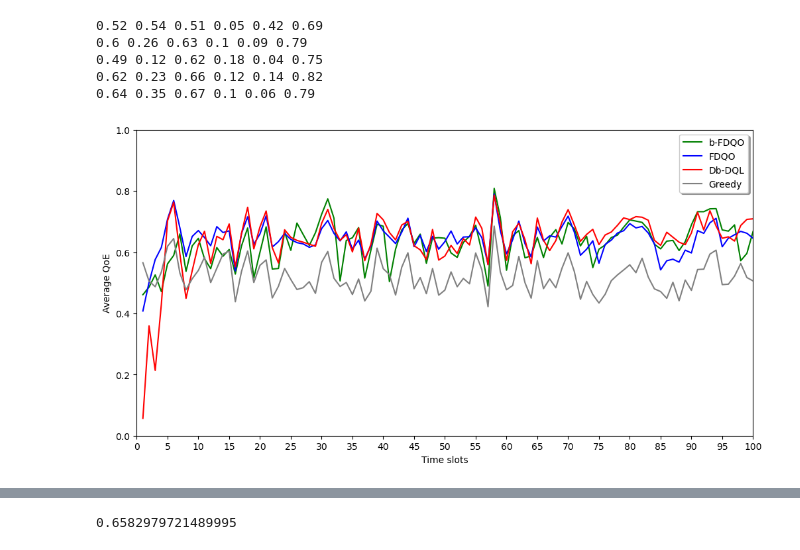
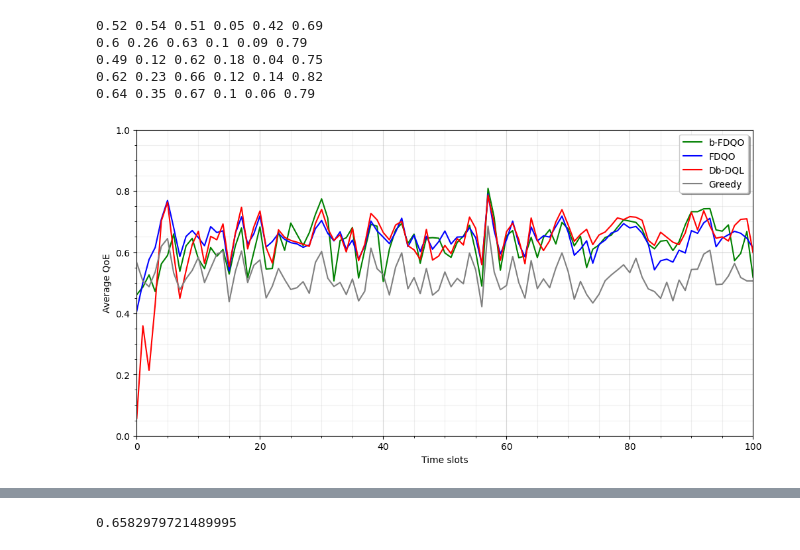
Before and after one commit to Tahuubinh/Offloading_to_Vehicles, a Jupyter notebook: Mec_ver4-main/code/csvFilesNorm/Plot_norm.ipynb, the cells around one changed output, grey strips where cells are left out. Drawn from its saved outputs; the diff is of its cells as text; code cells hidden in the pictures.

```diff
--- a/Mec_ver4-main/code/csvFilesNorm/Plot_norm.ipynb
+++ b/Mec_ver4-main/code/csvFilesNorm/Plot_norm.ipynb
@@ -322,32 +353,34 @@ import pandas as pd
 
 plt.rcParams['figure.figsize'] = [12, 6]
 plt.rcParams['figure.dpi'] = 100 # 200 e.g. is really fine, but slower
+fig = plt.figure()
+ax = fig.add_subplot(1, 1, 1)
 
 a = 5
 b = 70
-data1 = pd.read_csv("FDQO_5phut_M900_1000_baseline_0.5_dyn_e0.1_k0.3_que3k_b0.5_c0.9.csv").values[:100, 1]
-data5 = pd.read_csv("FDQO_5phut_M900_1000_0.9_exlre0.0.csv").values[:100, 1]
-data7 = pd.read_csv("BDQL_5phut_M900_1000_dyn_e0.1_k0.3_que10k_b0.5.csv").values[:100, 1]
-data8 = pd.read_csv("RGreedy_5phut.csv").values[:100, 2]
-number = [i + 1 for i in range(data2.shape[0])]
-plt.plot(number, data1, color="green", label = "b-FDQO")
+data1 = pd.read_csv("FDQO_5phut_M900_1000_baseline_0.5_dyn_e0.1_k0.3_que3k_b0.5_c0.9.csv").values[:101, 1]
+data5 = pd.read_csv("FDQO_5phut_M900_1000_0.9_exlre0.0.csv").values[:101, 1]
+data7 = pd.read_csv("BDQL_5phut_M900_1000_dyn_e0.1_k0.3_que10k_b0.5.csv").values[:101, 1]
+data8 = pd.read_csv("RGreedy_5phut.csv").values[:101, 2]
+number = [i for i in range(data1.shape[0])]
+ax.plot(number, data1, color="green", label = "b-FDQO")
 Baverage1 = np.average(data1[0:a])
 Waverage1 = np.average(data1[0:100])
 Laverage1 = np.average(data1[b:100])
 
 #plt.plot(number, [np.average(data2[a:b])] * data2.shape[0], color="red", linestyle = '--')
-plt.plot(number, data5, color="blue", label = "FDQO")
+ax.plot(number, data5, color="blue", label = "FDQO")
 Baverage5 = np.average(data5[0:a])
 Waverage5 = np.average(data5[0:100])
 Laverage5 = np.average(data5[b:100])
 
 #plt.plot(number, [np.average(data6[a:b])] * data6.shape[0], color="green", linestyle = '--')
-plt.plot(number, data7, color="red", label = "Db-DQL")
+ax.plot(number, data7, color="red", label = "Db-DQL")
 Baverage7 = np.average(data7[0:a])
 Waverage7 = np.average(data7[0:100])
 Laverage7 = np.average(data7[b:100])
 # plt.plot(number, [np.average(data6[a:b])] * data6.shape[0], color="purple", linestyle = '--')
-plt.plot(number, data8, color="gray", label = "Greedy")
+ax.plot(number, data8, color="gray", label = "Greedy")
 Baverage8 = np.average(data8[0:a])
 Waverage8 = np.average(data8[0:100])
 Laverage8 = np.average(data8[b:100])
@@ -357,55 +390,73 @@ Laverage8 = np.average(data8[b:100])
 # plt.plot(number, data10, color="gray", label = "DQL base 0.2 with 0.05 exp")
 # plt.plot(number, [np.average(data10[a:b])] * data6.shape[0], color="gray", linestyle = '--')
 #plt.title("900 - 1000 tasks per episode, average: " + str(a) + " - " + str(b))
 plt.xlabel("Time slots")
 plt.ylabel("Average QoE")
 plt.legend(fancybox=True, shadow=True)
-plt.xticks(np.arange(0, 101, 5.0))
-plt.axis([0, 100, 0, 1])
+# plt.xticks(np.arange(0, 101, 5.0))
+# plt.axis([0, 100, 0, 1])
+ax.axis([0, 100, 0, 1])
+major_ticks = np.arange(0, 101, 20)
+minor_ticks = np.arange(0, 101, 5)
+
+ax.set_xticks(major_ticks)
+ax.set_xticks(minor_ticks, minor=True)
+ax.set_yticks(np.arange(0,1.05,0.2))
+ax.set_yticks(np.arange(0,1.05,0.05), minor=True)
+
+ax.grid(which='both')
+
+# Or if you want different settings for the grids:
+ax.grid(which='minor', alpha=0.2)
+ax.grid(which='major', alpha=0.5)
 plt.savefig("../../Pictures/bFDQO_vs_others.pdf")
 plt.show()
 
 plt.clf()
 # df = pd.DataFrame({
 #     'Name': ['b-FDQO', 'Greedy', 'FDQO'],
 #     'Average QoE of the first '+str(a)+' episodes': [Baverage1, Baverage5, Baverage7],
 #     'Average QoE of all episodes': [Waverage1, Waverage5, Waverage7],
 #     'Average QoE of the last '+str(100-b)+' episodes': [Laverage1, Laverage5, Laverage7]
 # })
 
 # # plotting graph
 # df.plot.barh(x="Name", y=["Average QoE of the first "+str(a)+" episodes", "Average QoE of all episodes",
 #                      "Average QoE of the last "+str(100-b)+" episodes"], color={"Average QoE of the first "+str(a)+" episodes": "red",
 #                      "Average QoE of all episodes": "green", "Average QoE of the last "+str(100-b)+" episodes": "blue"},
 #                      lim = [0, 0.8])
 
 #plt.plot([-1,1,3], [max(df['Average QoE of the first '+str(a)+' episodes'])] * 3, color="red", linestyle = '--')
 #plt.plot([-1,1,3], [max(df['Average QoE of all episodes'])] * 3, color="green", linestyle = '--')
 #plt.plot([-1,1,3], [max(df['Average QoE of the last '+str(100-b)+' episodes'])] * 3, color="blue", linestyle = '--')
-fig, ax = plt.subplots()
-label1 = "Average QoE of the first "+str(a)+" episodes"
-label2 = "Average QoE of all episodes"
-label3 = "Average QoE of the last "+str(100-b)+" episodes"
 
-a = {'Greedy': {label3: Laverage8, label2: Waverage8, label1: Baverage8},
-    'Db-DQN': {label3: Laverage7, label2: Waverage7, label1: Baverage7},
-    'FDQO': {label3: Laverage5, label2: Waverage5, label1: Baverage5},
-    'b-FDQO': {label3: Laverage1, label2: Waverage1, label1: Baverage1}}
-label1_value = [a['b-FDQO'][label1], a['FDQO'][label1], a['Db-DQN'][label1]]
-label2_value = [a['b-FDQO'][label2], a['FDQO'][label2], a['Db-DQN'][label2]]
-label3_value = [a['b-FDQO'][label3], a['FDQO'][label3], a['Db-DQN'][label3]]
-d = pd.DataFrame(a).T
 
-f = plt.figure()
 
-d.plot(kind='barh', color={label3: "darkorchid",
-                     label2: "gold", label1: "salmon"}, legend = 'reverse', ax = ax)
-handles, labels = ax.get_legend_handles_labels()
-ax.legend(handles[::-1], labels[::-1], loc='center left', bbox_to_anchor=(0, 1.1), ncol = 3)
-#plt.legend(loc='center left', bbox_to_anchor=(0, 1.1), ncol = 3)
-ax.axvline(min(label3_value), color = 'darkorchid', linestyle = ':' )
-#ax.axvline(min(label2_value), color = 'gold', linestyle = ':')
-ax.axvline(min(label1_value), color = 'salmon', linestyle = ':')
-#ax.figure.savefig("../../Pictures/bFDQO_vs_others_statistic.pdf")
+# fig, ax = plt.subplots()
+# label1 = "Average QoE of the first "+str(a)+" time slots"
+# label2 = "Average QoE of all time slots"
+# label3 = "Average QoE of the last "+str(100-b)+" time slots"
+
+# a = {'Greedy': {label3: Laverage8, label2: Waverage8, label1: Baverage8},
+#     'Db-DQN': {label3: Laverage7, label2: Waverage7, label1: Baverage7},
+#     'FDQO': {label3: Laverage5, label2: Waverage5, label1: Baverage5},
+#     'b-FDQO': {label3: Laverage1, label2: Waverage1, label1: Baverage1}}
+# label1_value = [a['b-FDQO'][label1], a['FDQO'][label1], a['Db-DQN'][label1]]
+# label2_value = [a['b-FDQO'][label2], a['FDQO'][label2], a['Db-DQN'][label2]]
+# label3_value = [a['b-FDQO'][label3], a['FDQO'][label3], a['Db-DQN'][label3]]
+# d = pd.DataFrame(a).T
+
+# f = plt.figure()
+
+# d.plot(kind='barh', color={label3: "darkorchid",
+#                      label2: "gold", label1: "salmon"}, legend = 'reverse', ax = ax)
+# handles, labels = ax.get_legend_handles_labels()
+# ax.legend(handles[::-1], labels[::-1], loc='center left', bbox_to_anchor=(0, 1.1), ncol = 3)
+# #plt.legend(loc='center left', bbox_to_anchor=(0, 1.1), ncol = 3)
+# ax.axvline(min(label3_value), color = 'darkorchid', linestyle = ':' )
+# #ax.axvline(min(label2_value), color = 'gold', linestyle = ':')
+# ax.axvline(min(label1_value), color = 'salmon', linestyle = ':')
+# ax.set_xlabel("Average QoE")
+# ax.figure.savefig("../../Pictures/bFDQO_vs_others_statistic.pdf")
 # %% [output]
-[figure, old version]
+[figure, new version]
```
Also changed, not shown: parts of 8 cells of this notebook, 12 other files.
